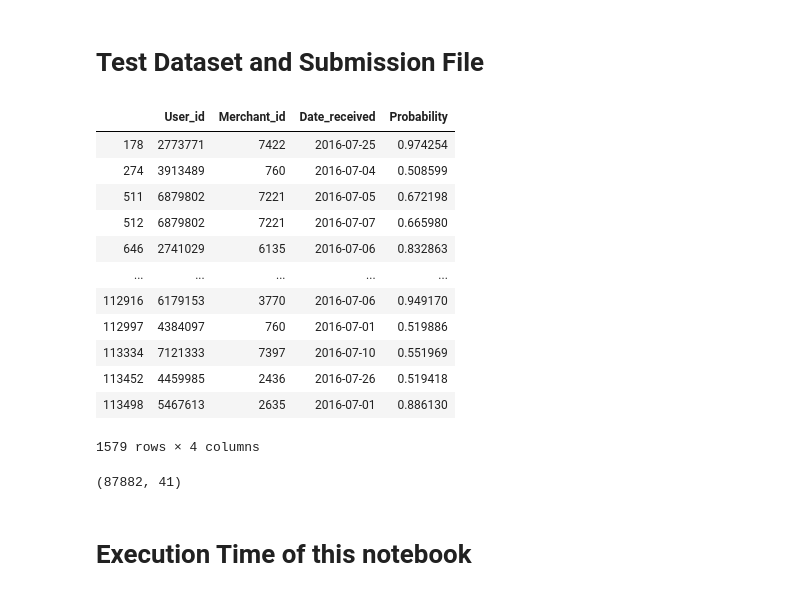
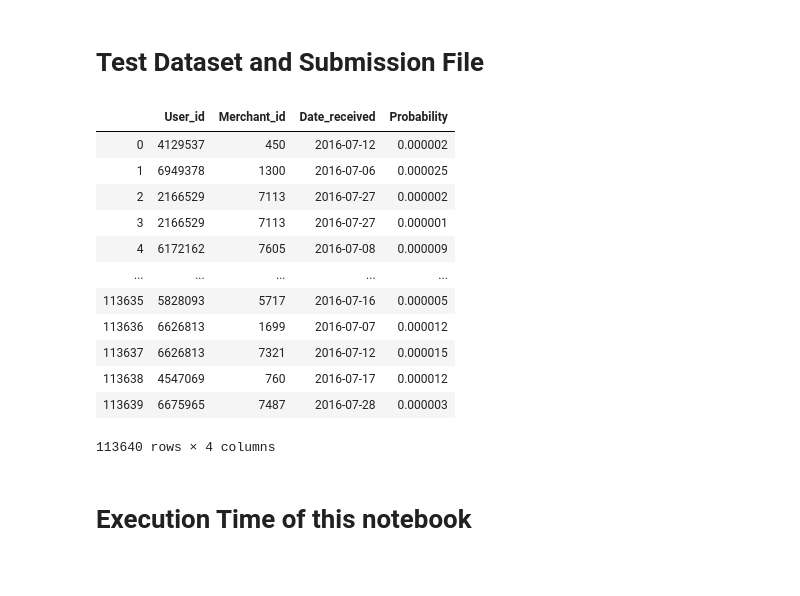
Before and after one commit to mahimaarora/O2O_CouponRedemption, a Jupyter notebook: Approach1/Model.ipynb, the cells around one changed output. Cells and saved outputs as stored; diff of their text form; code cells hidden in the pictures.

```diff
--- a/Approach1/Model.ipynb
+++ b/Approach1/Model.ipynb
@@ -82,0 +92,3 @@ Features to be included:37
+# %%
+ax = sns.countplot(x='Target', data=train_dataset)
+print(train_dataset['Target'].value_counts())
@@ -110,15 +129,13 @@ def save_model(model):
 y = list(train_dataset['Target'])
 X = train_dataset
 X_train, X_test, y_train, y_test = train_test_split(X, y, test_size=0.15, random_state=100)
-X_train, X_val, y_train, y_val = train_test_split(X_train, y_train, test_size=0.15, random_state=100)
+X_train, X_val, y_train, y_val= train_test_split(X_train, y_train, test_size=0.175)
 # %% [markdown]
 ### XGBoost
 # %%
-# from sklearn.model_selection import GridSearchCV
-# from sklearn.feature_selection import RFECV
 # params = {
-#         'min_child_weight': [1,2],                       #[1,2,3,4,5],
-#         'gamma': [0.5],                                  #[0,0.5, 1, 1.5, 2, 5],
+#         'min_child_weight': [5],                       #[1,2,3,4,5],
+#         'gamma': [1],                                  #[0,0.5, 1, 1.5, 2, 5],
 #         'subsample': [0.8],                              #[0.6, 0.8,1.0],
 #         'colsample_bytree': [0.8],                       #[0.6, 0.8,1.0],
 #         'max_depth': [5],                                #[3,4,5],
@@ -126,12 +143,17 @@ X_train, X_val, y_train, y_val = train_test_split(X_train, y_train, test_size=0.
 #         'scale_pos_weight': [1],                         #[1],
 #         'alpha': [0.2]                                   #[0.1,0.2,0.3,0.4,0.5]
 #         }
-# clf = XGBClassifier(n_estimators=500, objective='binary:logistic',
-#                     silent=True, nthread=1)
-# grid_search = GridSearchCV(estimator = clf,
-#                            param_grid = params,
-#                            scoring = 'roc_auc',
-# #                            cv = 10,
-#                            n_jobs = -1)
-# grid_search = grid_search.fit(X_train[features], y_train)
-# grid_search.best_params_
+
+clf = XGBClassifier(
+     n_estimators=500,
+     objective= 'binary:logistic',
+     nthread=3,
+     scale_pos_weight=1,
+     seed=410,
+     alpha=0.2,
+     colsample_bytree=0.8,
+     gamma=1,
+     learning_rate=0.1,
+     max_depth=5,
+     min_child_weight=5,
+     subsample=0.8)
@@ -150,7 +202,9 @@ def train_model():
      learning_rate=0.1,
      max_depth=5,
      min_child_weight=5,
-     subsample=0.8)
+     subsample=0.8,
+    smote__ratio=0.005,
+    class_weight={0: 0.05, 1: 0.95})
 
     model = clf.fit(X_train[features], y_train)
 #     save_model(model)
@@ -372,32 +619,28 @@ ______________________________________________________________________
 # %%
 predictions = (model.predict_proba(test_dataset[features])[:,1]).tolist()
 predicted_values = (model.predict(test_dataset[features])).tolist()
 test = pd.merge(test_dataset[features], test_dataset[['User_id','Merchant_id','Date_received']]
                 , how='left',left_index=True,right_index=True)
 test['Probability'] = [round(i, 6) for i in predictions]
 output = test[['User_id','Merchant_id','Date_received','Probability']]
 
-output[output['Probability']>0.5]
+output
 # %% [output]
 |  | User_id | Merchant_id | Date_received | Probability |
-| 178 | 2773771 | 7422 | 2016-07-25 | 0.974254 |
-| 274 | 3913489 | 760 | 2016-07-04 | 0.508599 |
-| 511 | 6879802 | 7221 | 2016-07-05 | 0.672198 |
-| 512 | 6879802 | 7221 | 2016-07-07 | 0.665980 |
-| 646 | 2741029 | 6135 | 2016-07-06 | 0.832863 |
+| 0 | 4129537 | 450 | 2016-07-12 | 0.000002 |
+| 1 | 6949378 | 1300 | 2016-07-06 | 0.000025 |
+| 2 | 2166529 | 7113 | 2016-07-27 | 0.000002 |
+| 3 | 2166529 | 7113 | 2016-07-27 | 0.000001 |
+| 4 | 6172162 | 7605 | 2016-07-08 | 0.000009 |
 | ... | ... | ... | ... | ... |
-| 112916 | 6179153 | 3770 | 2016-07-06 | 0.949170 |
-| 112997 | 4384097 | 760 | 2016-07-01 | 0.519886 |
-| 113334 | 7121333 | 7397 | 2016-07-10 | 0.551969 |
-| 113452 | 4459985 | 2436 | 2016-07-26 | 0.519418 |
-| 113498 | 5467613 | 2635 | 2016-07-01 | 0.886130 |
+| 113635 | 5828093 | 5717 | 2016-07-16 | 0.000005 |
+| 113636 | 6626813 | 1699 | 2016-07-07 | 0.000012 |
+| 113637 | 6626813 | 7321 | 2016-07-12 | 0.000015 |
+| 113638 | 4547069 | 760 | 2016-07-17 | 0.000012 |
+| 113639 | 6675965 | 7487 | 2016-07-28 | 0.000003 |
-1579 rows × 4 columns
+113640 rows × 4 columns
 # %%
 output.to_csv('OutputFile.csv',index=False)
-# %%
-test[(test['Probability']<0.2) & (test['LastMerchantUserVisit'].isna()!=False)].shape
-# %% [output]
-(87882, 41)
 # %% [markdown]
 # Execution Time of this notebook
 # %%
```
Also changed, not shown: parts of 36 cells of this notebook, 6 other files.
